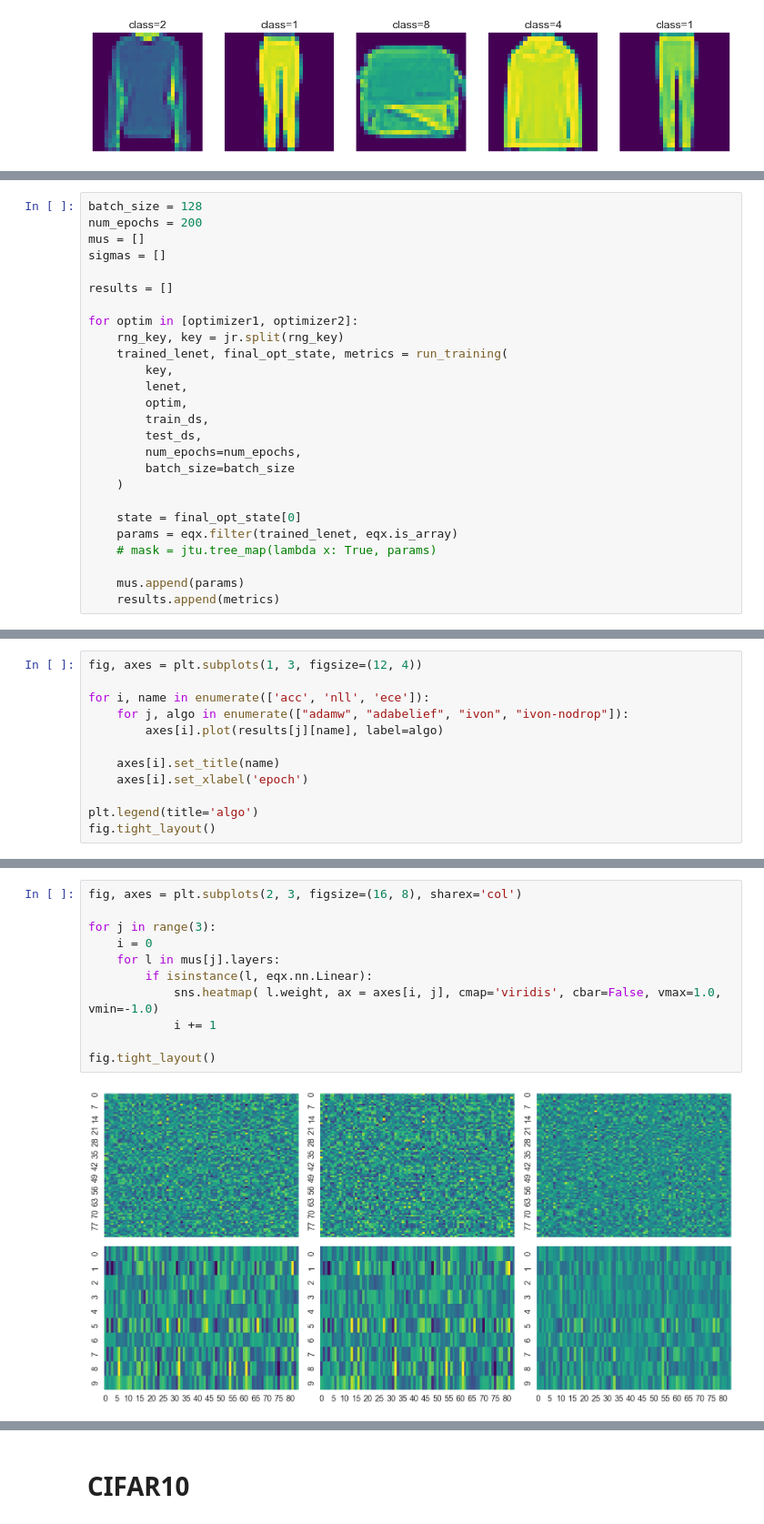
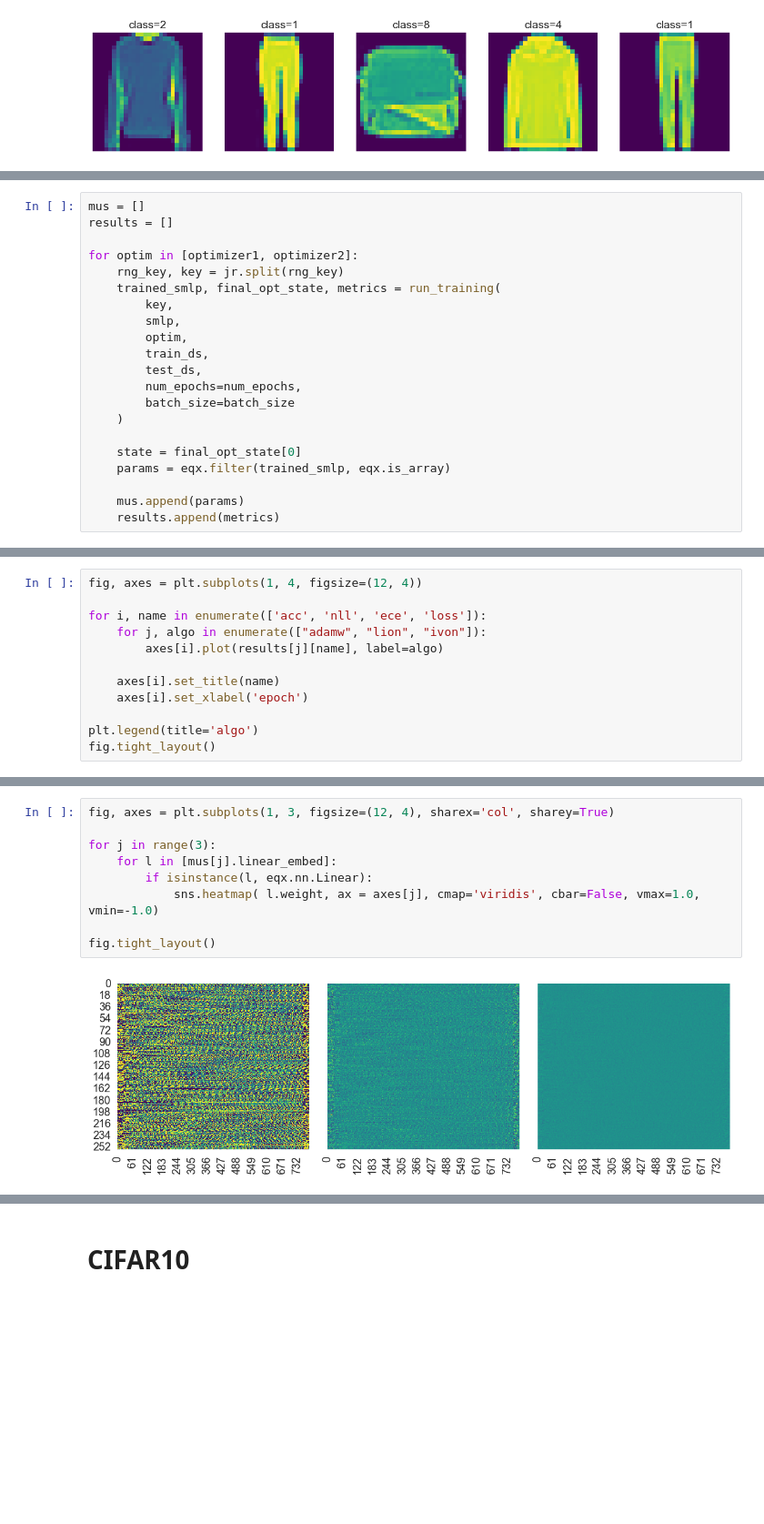
Before and after one commit to dimarkov/bmr4pml, a Jupyter notebook: notebooks/test_ivon_with_bmr.ipynb, the cells around one changed output, grey strips where cells are left out. Shown at 91% size. Drawn from its saved outputs; the diff is of its cells as text; blank space fills up the shorter version.

```diff
--- a/notebooks/test_ivon_with_bmr.ipynb
+++ b/notebooks/test_ivon_with_bmr.ipynb
@@ -240,16 +256,12 @@ optimizer3 = ivon(
 # %%
-batch_size = 128
-num_epochs = 200
 mus = []
-sigmas = []
-
 results = []
 
 for optim in [optimizer1, optimizer2]:
     rng_key, key = jr.split(rng_key)
-    trained_lenet, final_opt_state, metrics = run_training(
+    trained_smlp, final_opt_state, metrics = run_training(
         key,
-        lenet,
+        smlp,
         optim,
         train_ds,
         test_ds,
@@ -258,8 +270,7 @@ for optim in [optimizer1, optimizer2]:
     )
 
     state = final_opt_state[0]
-    params = eqx.filter(trained_lenet, eqx.is_array)
-    # mask = jtu.tree_map(lambda x: True, params)
+    params = eqx.filter(trained_smlp, eqx.is_array)
 
     mus.append(params)
     results.append(metrics)
@@ -306,12 +276,0 @@ for optim in [optimizer3]:
-# %%
-fig, axes = plt.subplots(1, 3, figsize=(12, 4))
-
-for i, name in enumerate(['acc', 'nll', 'ece']):
-    for j, algo in enumerate(["adamw", "adabelief", "ivon", "ivon-nodrop"]):
-        axes[i].plot(results[j][name], label=algo)
-
-    axes[i].set_title(name)
-    axes[i].set_xlabel('epoch')
-
-plt.legend(title='algo')
-fig.tight_layout()
@@ -319,0 +317,12 @@ fig.tight_layout()
+# %%
+fig, axes = plt.subplots(1, 4, figsize=(12, 4))
+
+for i, name in enumerate(['acc', 'nll', 'ece', 'loss']):
+    for j, algo in enumerate(["adamw", "lion", "ivon"]):
+        axes[i].plot(results[j][name], label=algo)
+
+    axes[i].set_title(name)
+    axes[i].set_xlabel('epoch')
+
+plt.legend(title='algo')
+fig.tight_layout()
@@ -320,13 +331,11 @@ fig.tight_layout()
 # %%
-fig, axes = plt.subplots(2, 3, figsize=(16, 8), sharex='col')
+fig, axes = plt.subplots(1, 3, figsize=(12, 4), sharex='col', sharey=True)
 
 for j in range(3):
-    i = 0
-    for l in mus[j].layers:
+    for l in [mus[j].linear_embed]:
         if isinstance(l, eqx.nn.Linear):
-            sns.heatmap( l.weight, ax = axes[i, j], cmap='viridis', cbar=False, vmax=1.0, vmin=-1.0)
-            i += 1
+            sns.heatmap( l.weight, ax = axes[j], cmap='viridis', cbar=False, vmax=1.0, vmin=-1.0)
 
 fig.tight_layout()
 # %% [output]
-[figure, old version]
+[figure, new version]
```
Also changed, not shown: parts of 32 cells of this notebook, 1 other file.
